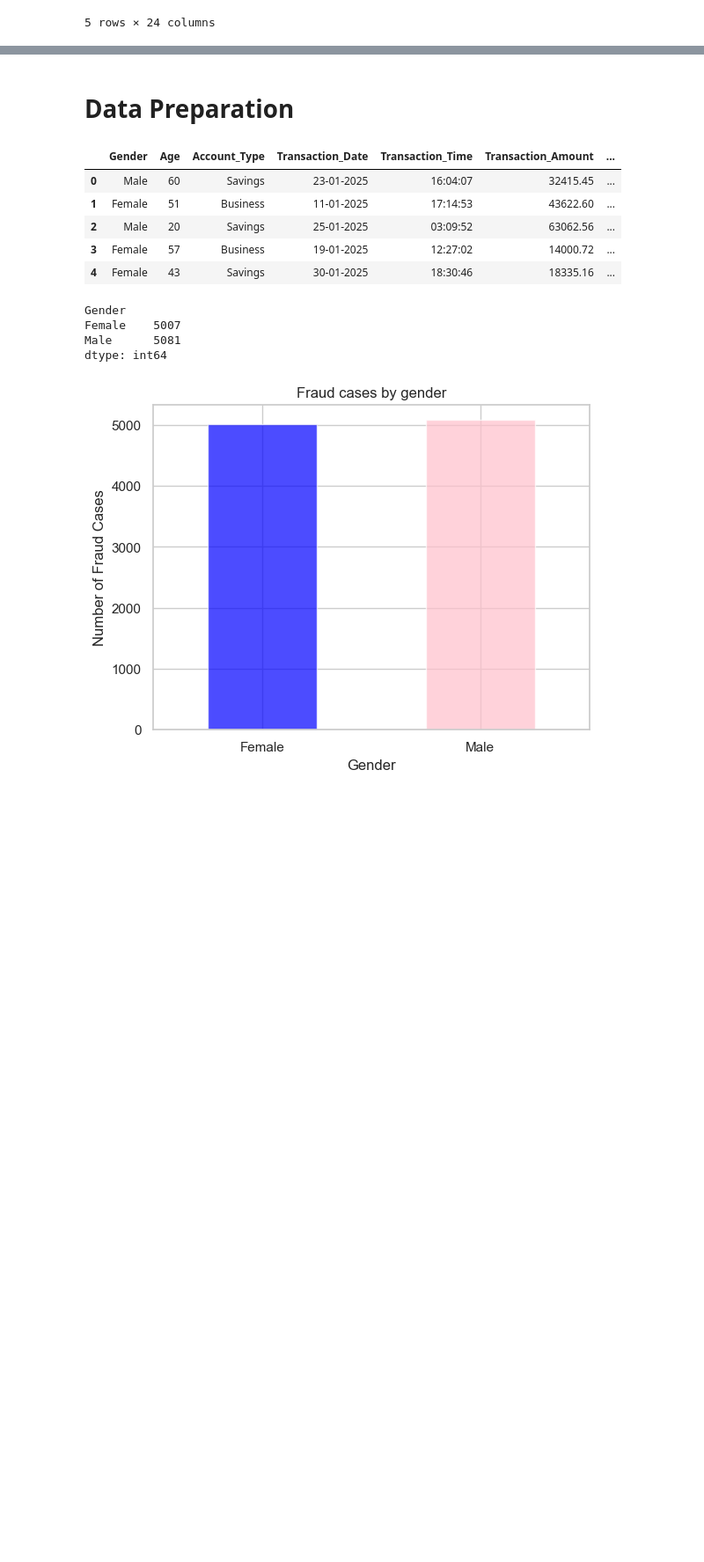
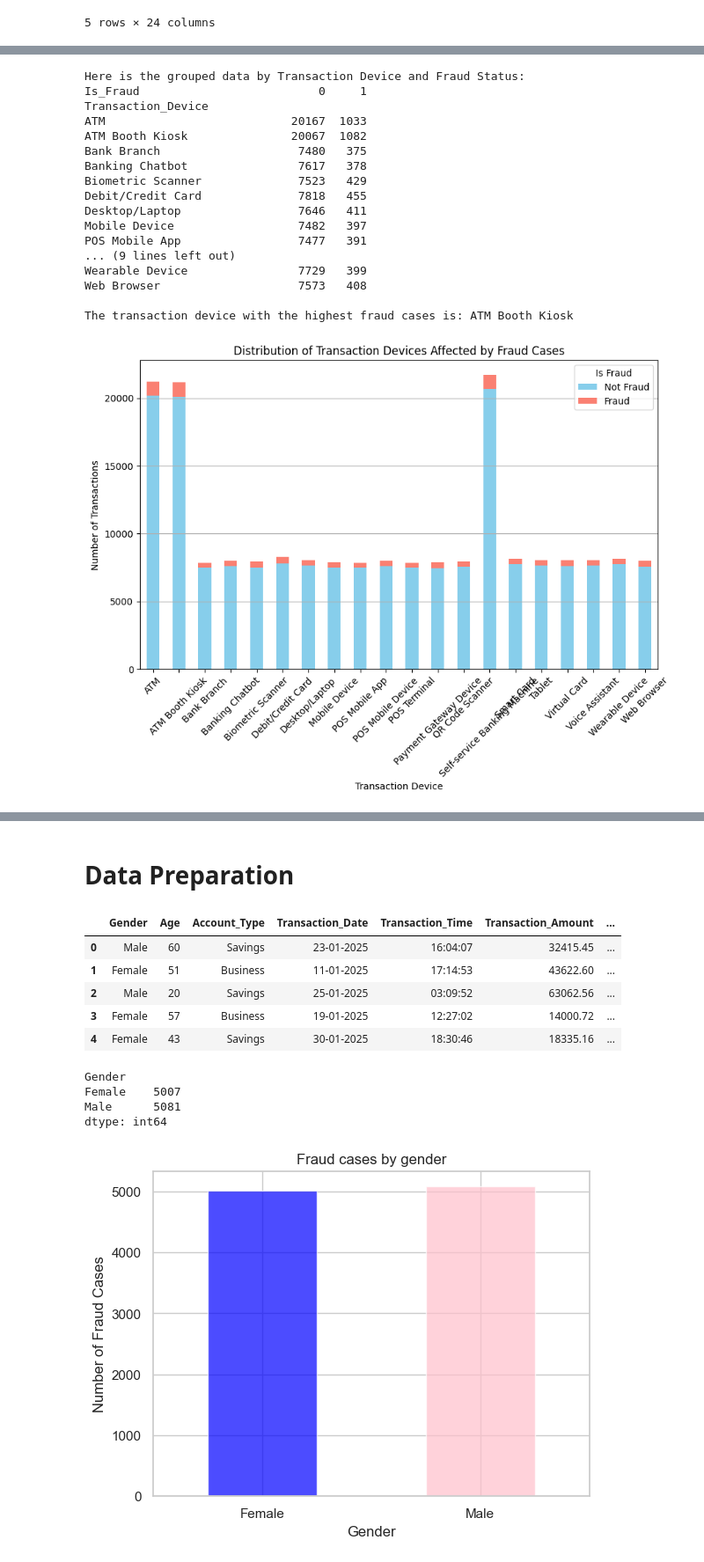
Before and after one commit to gkipkirui1/DSF-PT08P5-GROUP4-CAPSTONE-PROJECT, a Jupyter notebook: mika.ipynb, the cells around one changed output, grey strips where cells are left out. Shown at 88% size. Saved outputs shown, nothing was run; the diff lists cells and outputs as text; code cells hidden in the pictures; blank space fills up the shorter version.

```diff
--- a/mika.ipynb
+++ b/mika.ipynb
@@ -212,0 +268,40 @@ plt.show()
+# %%
+# Group the transaction devices and fraud status
+grouped_data = df.groupby(['Transaction_Device', 'Is_Fraud']).size().unstack(fill_value=0)
+print("\nHere is the grouped data by Transaction Device and Fraud Status:")
+print(grouped_data)
+
+# Find the transaction device with the highest fraud cases
+highest_fraud_device = grouped_data[1].idxmax()
+print(f"\nThe transaction device with the highest fraud cases is: {highest_fraud_device}")
+
+# Plot the data
+grouped_data.plot(kind='bar', stacked=True, figsize=(10, 6), color=['skyblue', 'salmon'])
+plt.title('Distribution of Transaction Devices Affected by Fraud Cases')
+plt.xlabel('Transaction Device')
+plt.ylabel('Number of Transactions')
+plt.xticks(rotation=45)
+plt.legend(title='Is Fraud', labels=['Not Fraud', 'Fraud'])
+plt.grid(axis='y')
+
+# Show the plot
+plt.show()
+# %% [output]
+Here is the grouped data by Transaction Device and Fraud Status:
+Is_Fraud                          0     1
+Transaction_Device
+ATM                           20167  1033
+ATM Booth Kiosk               20067  1082
+Bank Branch                    7480   375
+Banking Chatbot                7617   378
+Biometric Scanner              7523   429
+Debit/Credit Card              7818   455
+Desktop/Laptop                 7646   411
+Mobile Device                  7482   397
+POS Mobile App                 7477   391
+... (9 lines left out)
+Wearable Device                7729   399
+Web Browser                    7573   408
+
+The transaction device with the highest fraud cases is: ATM Booth Kiosk
+[figure, added]
```
Also changed, not shown: parts of 23 cells of this notebook.
